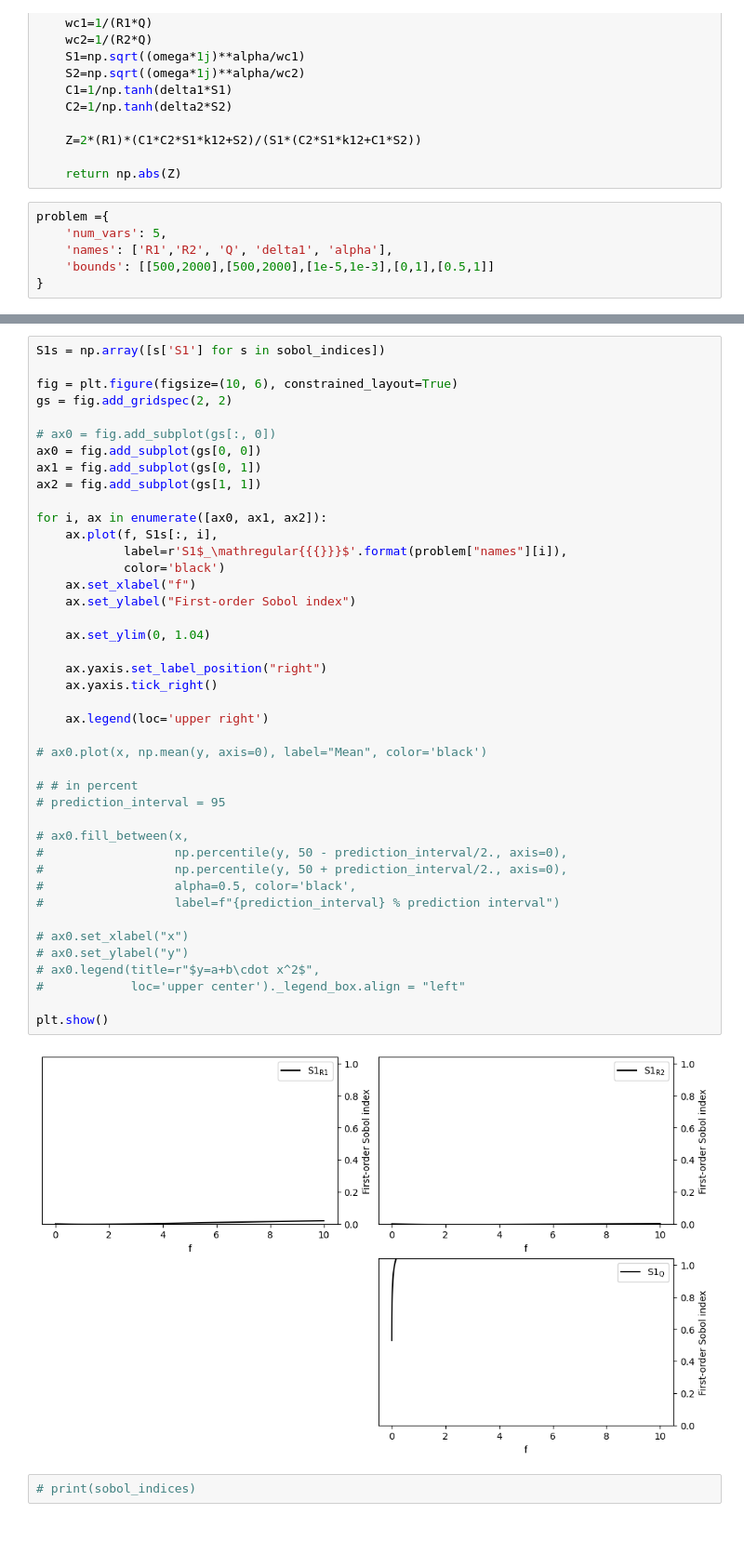
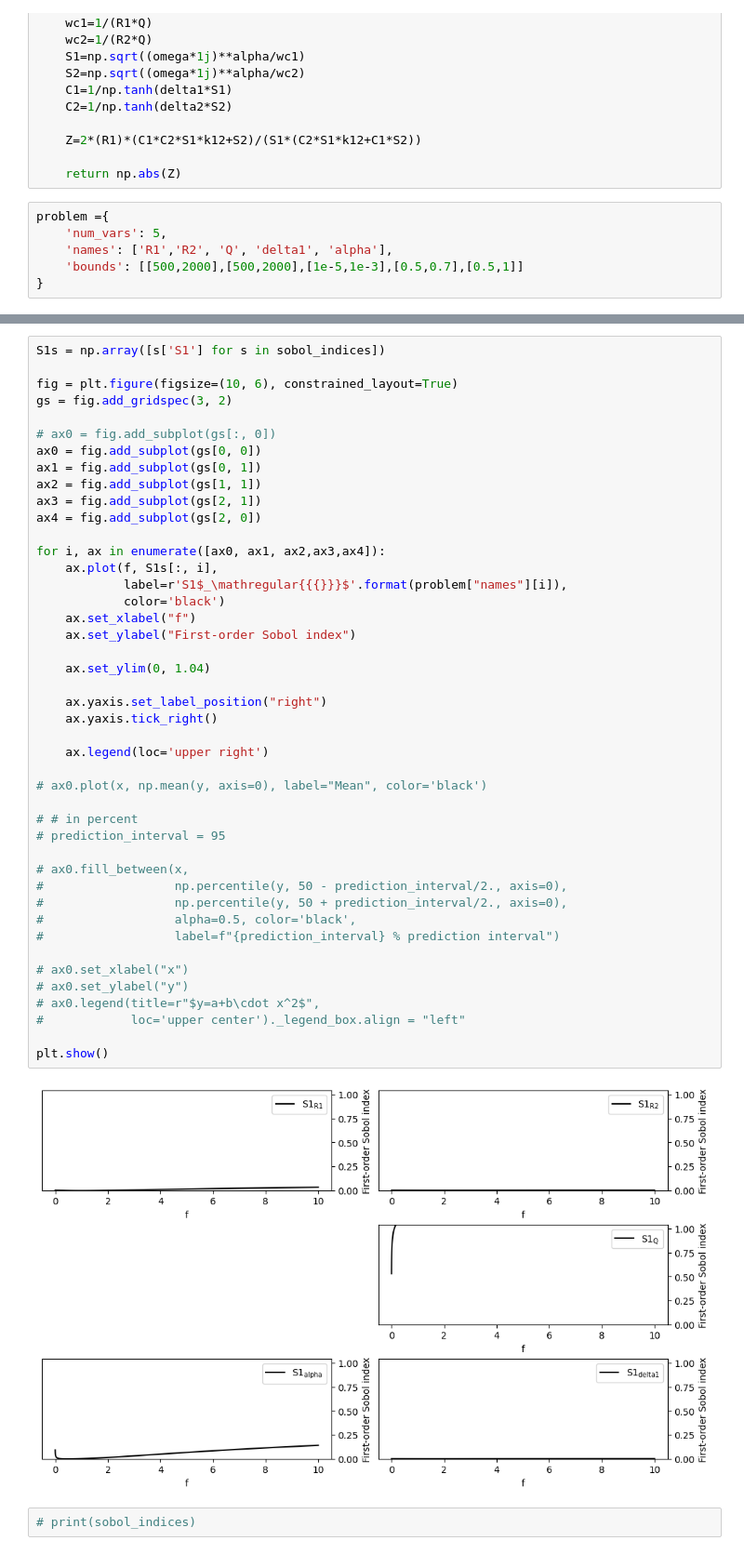
Before and after one commit to Yugal0/fitting-sensitivity-analysis, a Jupyter notebook: trySA copy 2.ipynb, the cells around one changed output, grey strips where cells are left out. Shown at 93% size. Saved outputs shown, nothing was run; the diff lists cells and outputs as text.

```diff
--- a/trySA copy 2.ipynb
+++ b/trySA copy 2.ipynb
@@ -30,7 +30,7 @@ def TLMtwo(f,R1, R2, Q, delta1, alpha):
 problem ={
     'num_vars': 5,
     'names': ['R1','R2', 'Q', 'delta1', 'alpha'],
-    'bounds': [[500,2000],[500,2000],[1e-5,1e-3],[0,1],[0.5,1]]
+    'bounds': [[500,2000],[500,2000],[1e-5,1e-3],[0.5,0.7],[0.5,1]]
 }
 # %%
 # sample
@@ -69,45 +69,47 @@ Sobol Indices
 S1s = np.array([s['S1'] for s in sobol_indices])
 
 fig = plt.figure(figsize=(10, 6), constrained_layout=True)
-gs = fig.add_gridspec(2, 2)
+gs = fig.add_gridspec(3, 2)
 
 # ax0 = fig.add_subplot(gs[:, 0])
 ax0 = fig.add_subplot(gs[0, 0])
 ax1 = fig.add_subplot(gs[0, 1])
 ax2 = fig.add_subplot(gs[1, 1])
+ax3 = fig.add_subplot(gs[2, 1])
+ax4 = fig.add_subplot(gs[2, 0])
 
-for i, ax in enumerate([ax0, ax1, ax2]):
+for i, ax in enumerate([ax0, ax1, ax2,ax3,ax4]):
     ax.plot(f, S1s[:, i],
             label=r'S1$_\mathregular{{{}}}$'.format(problem["names"][i]),
             color='black')
     ax.set_xlabel("f")
     ax.set_ylabel("First-order Sobol index")
 
     ax.set_ylim(0, 1.04)
 
     ax.yaxis.set_label_position("right")
     ax.yaxis.tick_right()
 
     ax.legend(loc='upper right')
 
 # ax0.plot(x, np.mean(y, axis=0), label="Mean", color='black')
 
 # # in percent
 # prediction_interval = 95
 
 # ax0.fill_between(x,
 #                  np.percentile(y, 50 - prediction_interval/2., axis=0),
 #                  np.percentile(y, 50 + prediction_interval/2., axis=0),
 #                  alpha=0.5, color='black',
 #                  label=f"{prediction_interval} % prediction interval")
 
 # ax0.set_xlabel("x")
 # ax0.set_ylabel("y")
 # ax0.legend(title=r"$y=a+b\cdot x^2$",
 #            loc='upper center')._legend_box.align = "left"
 
 plt.show()
 # %% [output]
-[figure, old version]
+[figure, new version]
 # %%
 # print(sobol_indices)
```
Also changed, not shown: parts of 1 cell of this notebook, 2 other files.
